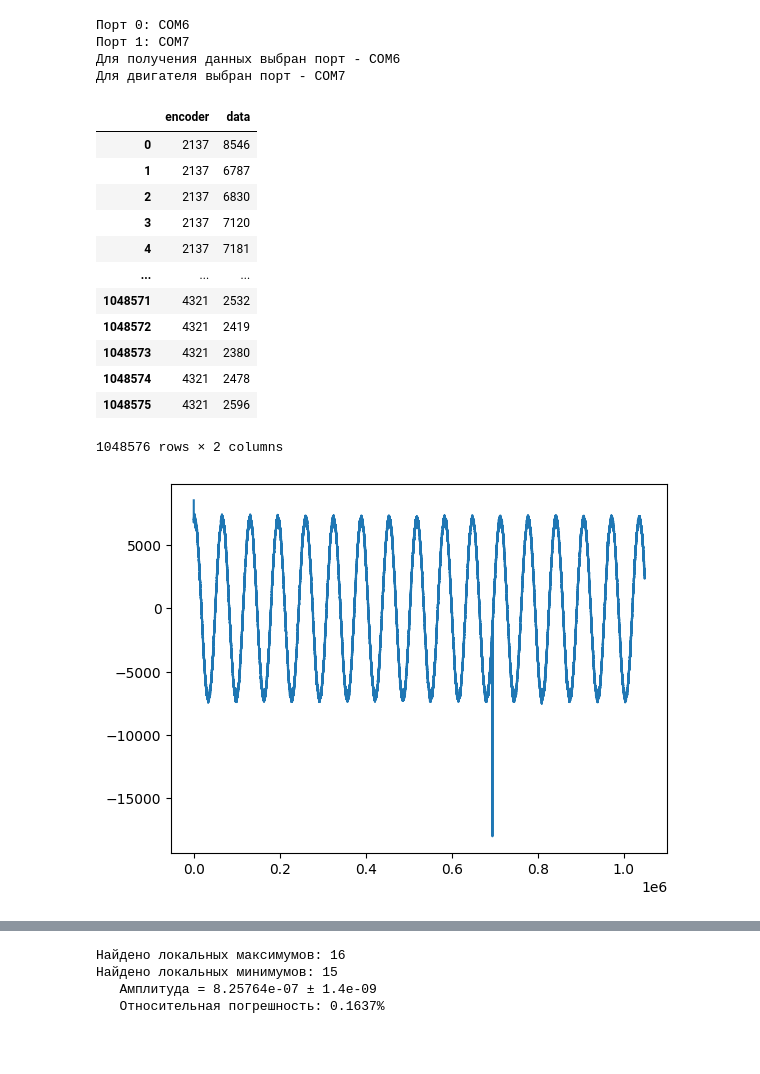
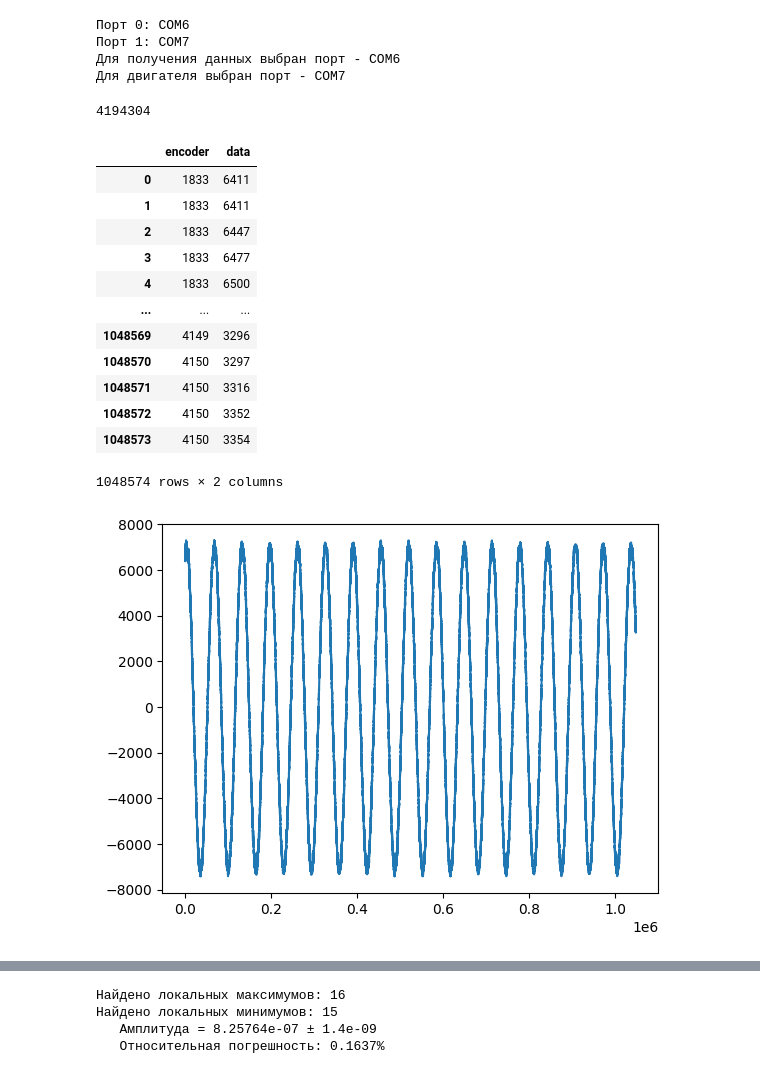
Before and after one commit to BuslaySt/Helmholz-Polymagnit, a Jupyter notebook: code/HarmData_fast.ipynb, the cells around one changed output, grey strips where cells are left out. Saved outputs shown, nothing was run; the diff lists cells and outputs as text; code cells hidden in the pictures; blank space fills up the shorter version.

```diff
--- a/code/HarmData_fast.ipynb
+++ b/code/HarmData_fast.ipynb
@@ -48,3 +48,13 @@ with (serial.Serial(port, baudrate=921600, bytesize=8, stopbits=1, timeout=11))
     serialData.write(command.encode(encoding="utf-8"))
     # serialline.flush()
 time.sleep(11)
+
+# Получение данных с выбранного порта в память компьютера
+rawdata_bytes = None
+with (serial.Serial(port, baudrate=921600, bytesize=8, stopbits=1, timeout=46)) as serialData:
+    # Read data from COM port
+    command = 'S'
+    # Send the command to the DataPort
+    serialData.write(command.encode())
+    # Get data
+    rawdata_bytes = serialData.read(4194304)
@@ -61,4 +61,11 @@ with (serial.Serial(port, baudrate=921600, bytesize=8, stopbits=1, timeout=46))
+# %%
+rawdata = np.frombuffer(rawdata_bytes, dtype=np.uint8)
+len(rawdata)
+# %% [output]
+4194304
 # %%
+rawdata = np.frombuffer(rawdata_bytes, dtype=np.uint8)
+
 raw_signal = rawdata[:2097152]
 # Чтение по два байта (старший-младший) в нотации "big-endian" с переводом в нотацию компилятора (little-endian)
 data = raw_signal.view(dtype='>i2').astype(np.int16)
@@ -66,9 +73,20 @@ data = raw_signal.view(dtype='>i2').astype(np.int16)
 raw_encoder = rawdata[2097152:]
 encoder = raw_encoder.view(dtype='>i2').astype(np.int16)
 
-df_raw = pd.DataFrame({
-    'encoder': encoder,
-    'data': data
+# df_raw = pd.DataFrame({
+#     'encoder': encoder,
+#     'data': data
+# })
+
+# Фильтрация данных от дельта-шумов
+window_size = 3
+trim_offset = window_size // 2
+
+# Применяем фильтр и обрезаем сразу для обоих столбцов
+# Создаем новый DataFrame с отфильтрованными данными
+df_filtered = pd.DataFrame({
+    'encoder': medfilt(encoder, kernel_size=window_size)[trim_offset:-trim_offset],
+    'data': medfilt(data, kernel_size=window_size)[trim_offset:-trim_offset]
 })
 # %%
 # Перевод данных из битов в целые числа по старому
@@ -91,21 +109,21 @@ if 0:
 
     df_raw = pd.DataFrame({'encoder' : encoder, 'data' : data})
 # %%
-plt.plot(df_raw.data)
-df_raw
+plt.plot(df_filtered.data)
+df_filtered
 # %% [output]
 |  | encoder | data |
-| 0 | 2137 | 8546 |
-| 1 | 2137 | 6787 |
-| 2 | 2137 | 6830 |
-| 3 | 2137 | 7120 |
-| 4 | 2137 | 7181 |
+| 0 | 1833 | 6411 |
+| 1 | 1833 | 6411 |
+| 2 | 1833 | 6447 |
+| 3 | 1833 | 6477 |
+| 4 | 1833 | 6500 |
 | ... | ... | ... |
-| 1048571 | 4321 | 2532 |
-| 1048572 | 4321 | 2419 |
-| 1048573 | 4321 | 2380 |
-| 1048574 | 4321 | 2478 |
-| 1048575 | 4321 | 2596 |
+| 1048569 | 4149 | 3296 |
+| 1048570 | 4150 | 3297 |
+| 1048571 | 4150 | 3316 |
+| 1048572 | 4150 | 3352 |
+| 1048573 | 4150 | 3354 |
-1048576 rows × 2 columns
+1048574 rows × 2 columns
-[figure, old version]
+[figure, new version]
 # %%
```
Also changed, not shown: parts of 14 cells of this notebook.
